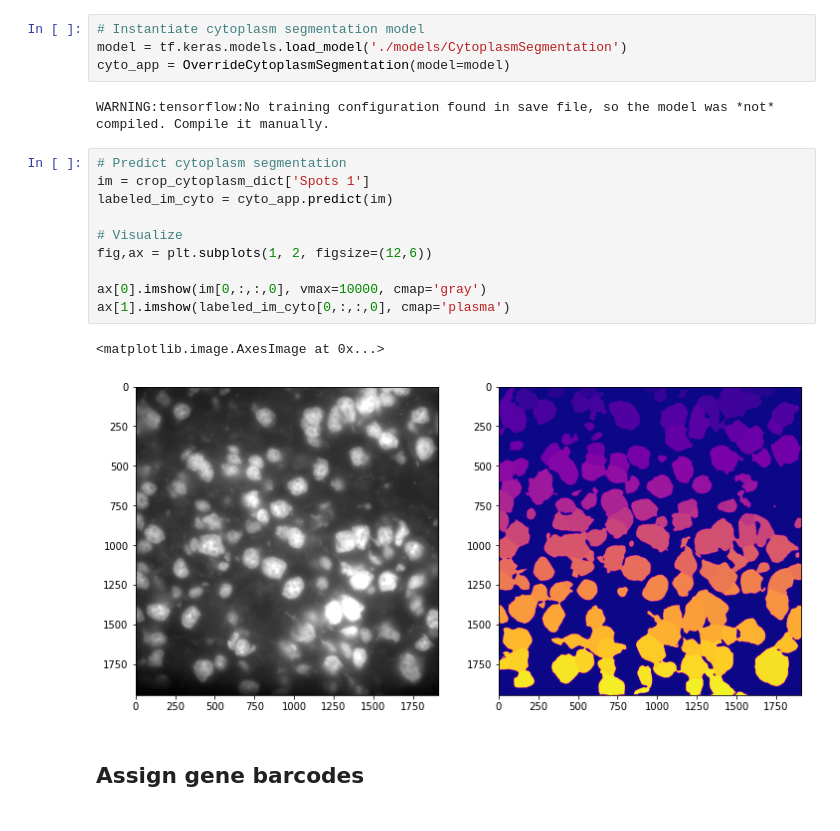
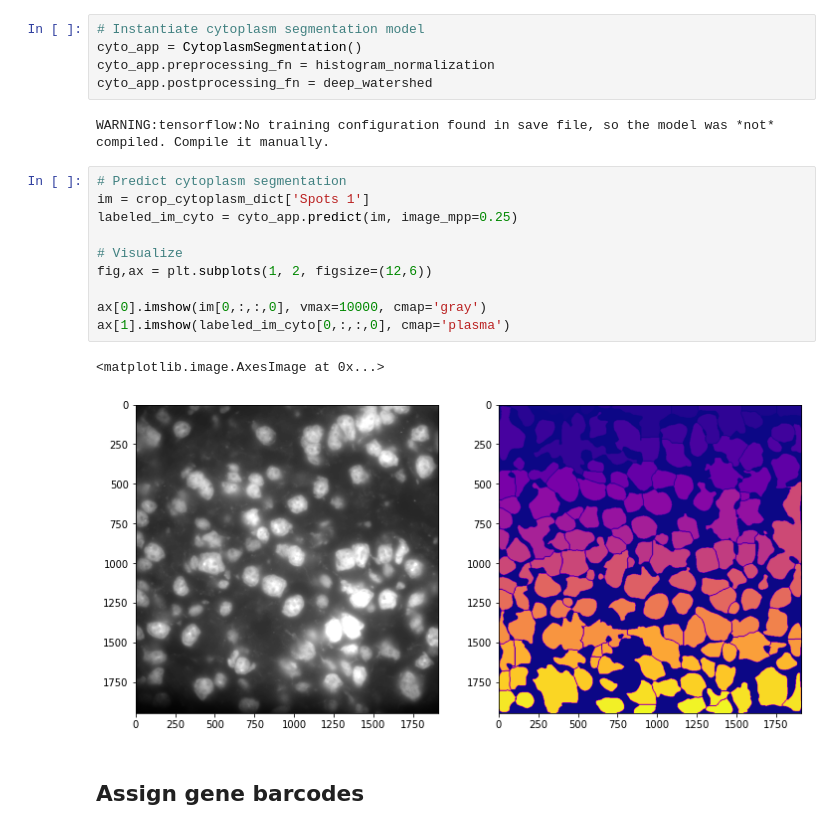
Before and after one commit to vanvalenlab/deepcell-spots, a Jupyter notebook: notebooks/Multiplex FISH Analysis.ipynb, the cells around one changed output. Saved outputs shown, nothing was run; the diff lists cells and outputs as text.

```diff
--- a/notebooks/Multiplex FISH Analysis.ipynb
+++ b/notebooks/Multiplex FISH Analysis.ipynb
@@ -239,23 +231,24 @@ Analyzed 11 rounds in 45.3165 seconds
 ## Cell segmentation
 # %%
 # Instantiate cytoplasm segmentation model
-model = tf.keras.models.load_model('./models/CytoplasmSegmentation')
-cyto_app = OverrideCytoplasmSegmentation(model=model)
+cyto_app = CytoplasmSegmentation()
+cyto_app.preprocessing_fn = histogram_normalization
+cyto_app.postprocessing_fn = deep_watershed
 # %% [output]
 WARNING:tensorflow:No training configuration found in save file, so the model was *not* compiled. Compile it manually.
 # %%
 # Predict cytoplasm segmentation
 im = crop_cytoplasm_dict['Spots 1']
-labeled_im_cyto = cyto_app.predict(im)
+labeled_im_cyto = cyto_app.predict(im, image_mpp=0.25)
 
 # Visualize
 fig,ax = plt.subplots(1, 2, figsize=(12,6))
 
 ax[0].imshow(im[0,:,:,0], vmax=10000, cmap='gray')
 ax[1].imshow(labeled_im_cyto[0,:,:,0], cmap='plasma')
 # %% [output]
 <matplotlib.image.AxesImage at 0x...>
-[figure, old version]
+[figure, new version]
 # %% [markdown]
 ## Assign gene barcodes
 # %%
```
Also changed, not shown: parts of 6 cells of this notebook, 5 other files.
